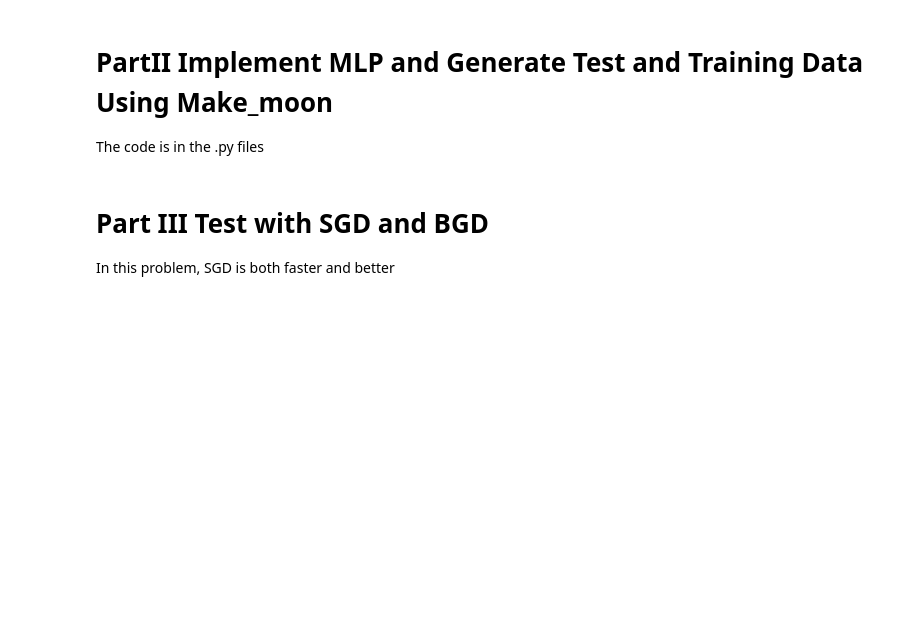
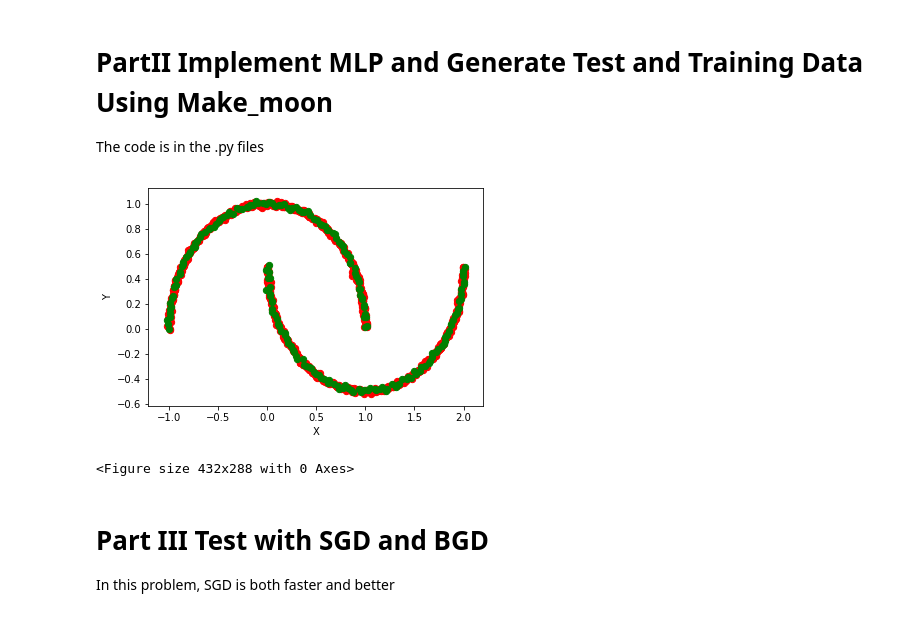
Before and after one commit to RangerX-36917/Deep_Learning_Spring2019, a Jupyter notebook: Assignment1/part2/11612028_PartII_and_PartIII.ipynb, the cells around one changed output. Saved outputs shown, nothing was run; the diff lists cells and outputs as text; code cells hidden in the pictures; blank space fills up the shorter version.

```diff
--- a/Assignment1/part2/11612028_PartII_and_PartIII.ipynb
+++ b/Assignment1/part2/11612028_PartII_and_PartIII.ipynb
@@ -4,21 +4,31 @@ The code is in the .py files
 # %%
 import sklearn.datasets as skd
 import numpy as np
 dataSet, labels = skd.make_moons(1000, noise = 0.01)
 testDataSet, testLabels = skd.make_moons(200, noise = 0.01)
+
+plt.scatter(dataSet[:, 0], dataSet[:, 1], s = 40, color ={'r'})
+plt.scatter(testDataSet[:, 0], testDataSet[:, 1], s = 40, color ={'g'})
+plt.xlabel("X")
+plt.ylabel("Y")
+plt.show()
+plt.clf()
 features = {}
 n_features = 2
 n = 0
 labels_onehot = []
 for l in labels:
     x = np.zeros(n_features)
     if(l in features):
         x[features[l]] = 1
     else:
         features[l] = n
         x[features[l]] = 1
         n += 1
     labels_onehot.append(x)
+# %% [output]
+[figure, added]
+<Figure size 432x288 with 0 Axes>
 # %% [markdown]
 # Part III Test with SGD and BGD
 In this problem, SGD is both faster and better
```
Also changed, not shown: parts of 2 cells of this notebook, 18 other files.
